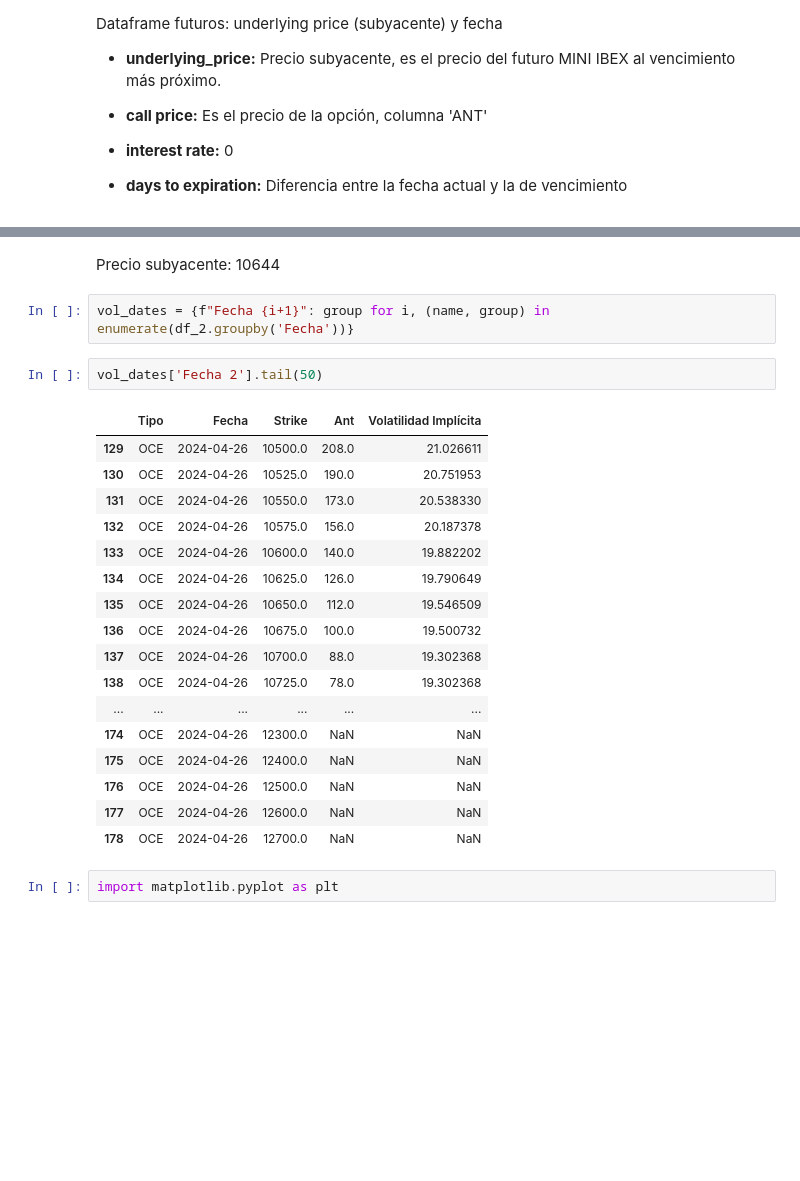
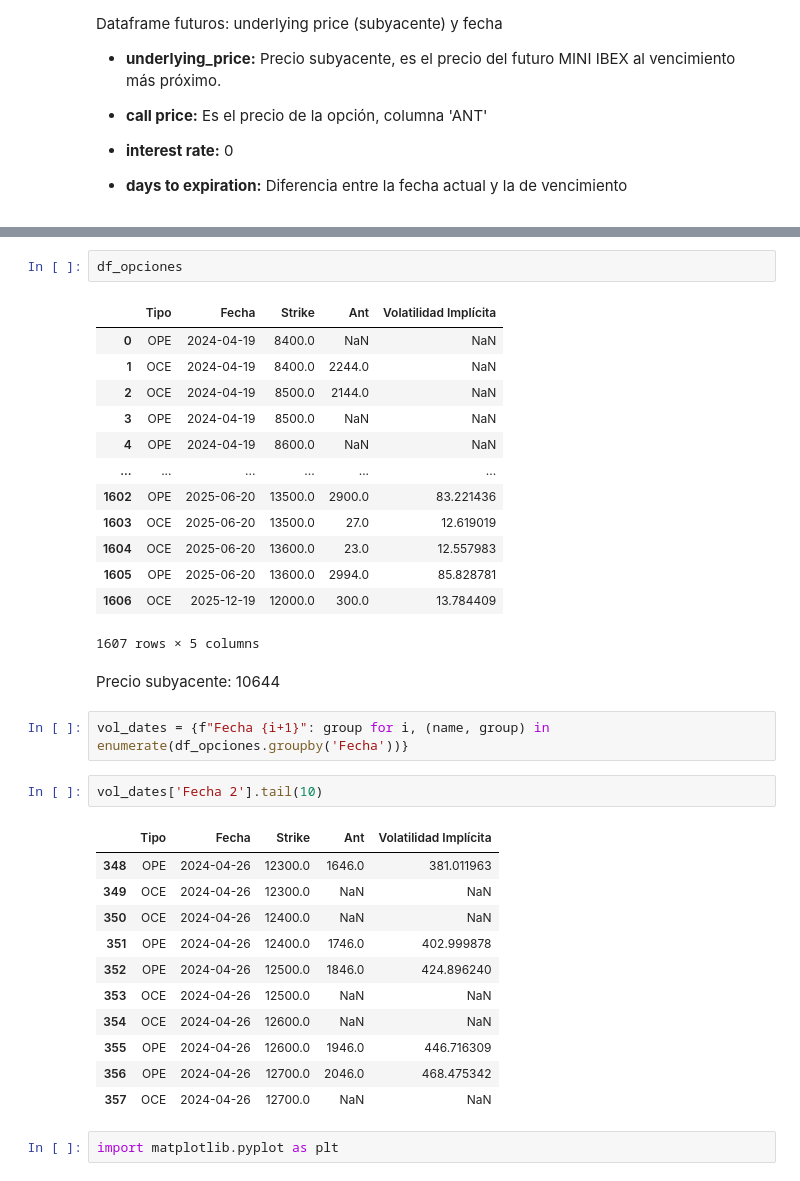
Before and after one commit to aperezcoscu/Practica-3, a Jupyter notebook: Practica.ipynb, the cells around one changed output, grey strips where cells are left out. Cells and saved outputs as stored; diff of their text form; blank space fills up the shorter version.

```diff
--- a/Practica.ipynb
+++ b/Practica.ipynb
@@ -284,26 +310,36 @@ Processed row 11: None
+# %%
+df_opciones
+# %% [output]
+|  | Tipo | Fecha | Strike | Ant | Volatilidad Implícita |
+| 0 | OPE | 2024-04-19 | 8400.0 | NaN | NaN |
+| 1 | OCE | 2024-04-19 | 8400.0 | 2244.0 | NaN |
+| 2 | OCE | 2024-04-19 | 8500.0 | 2144.0 | NaN |
+| 3 | OPE | 2024-04-19 | 8500.0 | NaN | NaN |
+| 4 | OPE | 2024-04-19 | 8600.0 | NaN | NaN |
+| ... | ... | ... | ... | ... | ... |
+| 1602 | OPE | 2025-06-20 | 13500.0 | 2900.0 | 83.221436 |
+| 1603 | OCE | 2025-06-20 | 13500.0 | 27.0 | 12.619019 |
+| 1604 | OCE | 2025-06-20 | 13600.0 | 23.0 | 12.557983 |
+| 1605 | OPE | 2025-06-20 | 13600.0 | 2994.0 | 85.828781 |
+| 1606 | OCE | 2025-12-19 | 12000.0 | 300.0 | 13.784409 |
+1607 rows × 5 columns
 # %% [markdown]
 Precio subyacente: 10644
 # %%
-vol_dates = {f"Fecha {i+1}": group for i, (name, group) in enumerate(df_2.groupby('Fecha'))}
+vol_dates = {f"Fecha {i+1}": group for i, (name, group) in enumerate(df_opciones.groupby('Fecha'))}
 # %%
-vol_dates['Fecha 2'].tail(50)
+vol_dates['Fecha 2'].tail(10)
 # %% [output]
 |  | Tipo | Fecha | Strike | Ant | Volatilidad Implícita |
-| 129 | OCE | 2024-04-26 | 10500.0 | 208.0 | 21.026611 |
-| 130 | OCE | 2024-04-26 | 10525.0 | 190.0 | 20.751953 |
-| 131 | OCE | 2024-04-26 | 10550.0 | 173.0 | 20.538330 |
-| 132 | OCE | 2024-04-26 | 10575.0 | 156.0 | 20.187378 |
-| 133 | OCE | 2024-04-26 | 10600.0 | 140.0 | 19.882202 |
-| 134 | OCE | 2024-04-26 | 10625.0 | 126.0 | 19.790649 |
-| 135 | OCE | 2024-04-26 | 10650.0 | 112.0 | 19.546509 |
-| 136 | OCE | 2024-04-26 | 10675.0 | 100.0 | 19.500732 |
-| 137 | OCE | 2024-04-26 | 10700.0 | 88.0 | 19.302368 |
-| 138 | OCE | 2024-04-26 | 10725.0 | 78.0 | 19.302368 |
-| ... | ... | ... | ... | ... | ... |
-| 174 | OCE | 2024-04-26 | 12300.0 | NaN | NaN |
-| 175 | OCE | 2024-04-26 | 12400.0 | NaN | NaN |
-| 176 | OCE | 2024-04-26 | 12500.0 | NaN | NaN |
-| 177 | OCE | 2024-04-26 | 12600.0 | NaN | NaN |
-| 178 | OCE | 2024-04-26 | 12700.0 | NaN | NaN |
+| 348 | OPE | 2024-04-26 | 12300.0 | 1646.0 | 381.011963 |
+| 349 | OCE | 2024-04-26 | 12300.0 | NaN | NaN |
+| 350 | OCE | 2024-04-26 | 12400.0 | NaN | NaN |
+| 351 | OPE | 2024-04-26 | 12400.0 | 1746.0 | 402.999878 |
+| 352 | OPE | 2024-04-26 | 12500.0 | 1846.0 | 424.896240 |
+| 353 | OCE | 2024-04-26 | 12500.0 | NaN | NaN |
+| 354 | OCE | 2024-04-26 | 12600.0 | NaN | NaN |
+| 355 | OPE | 2024-04-26 | 12600.0 | 1946.0 | 446.716309 |
+| 356 | OPE | 2024-04-26 | 12700.0 | 2046.0 | 468.475342 |
+| 357 | OCE | 2024-04-26 | 12700.0 | NaN | NaN |
 # %%
 import matplotlib.pyplot as plt
```
Also changed, not shown: parts of 20 cells of this notebook, 1 other file.
